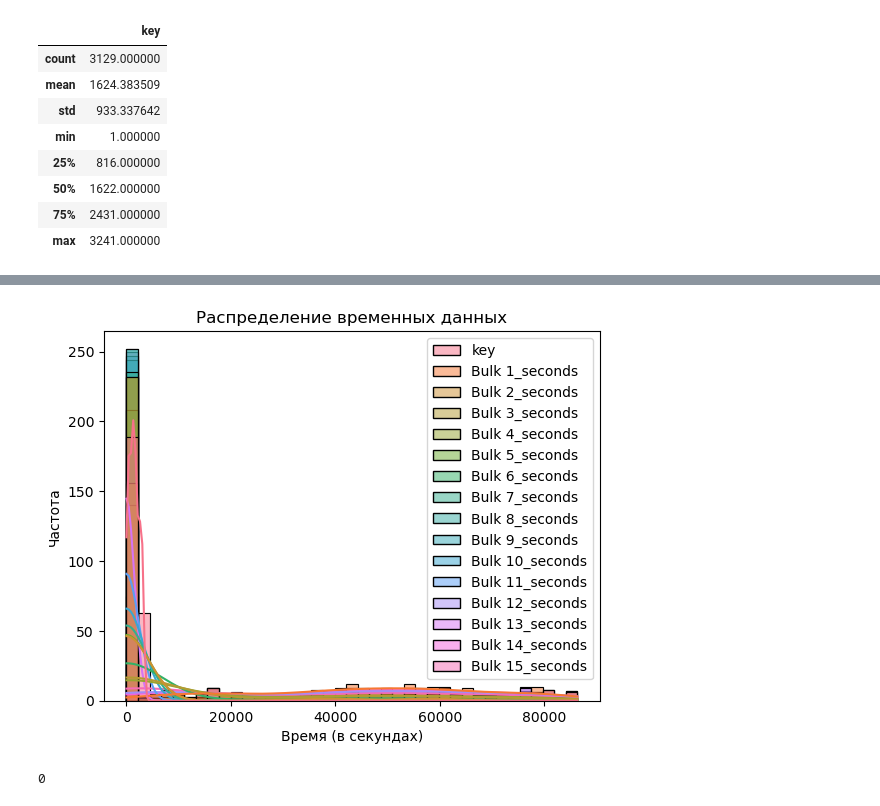
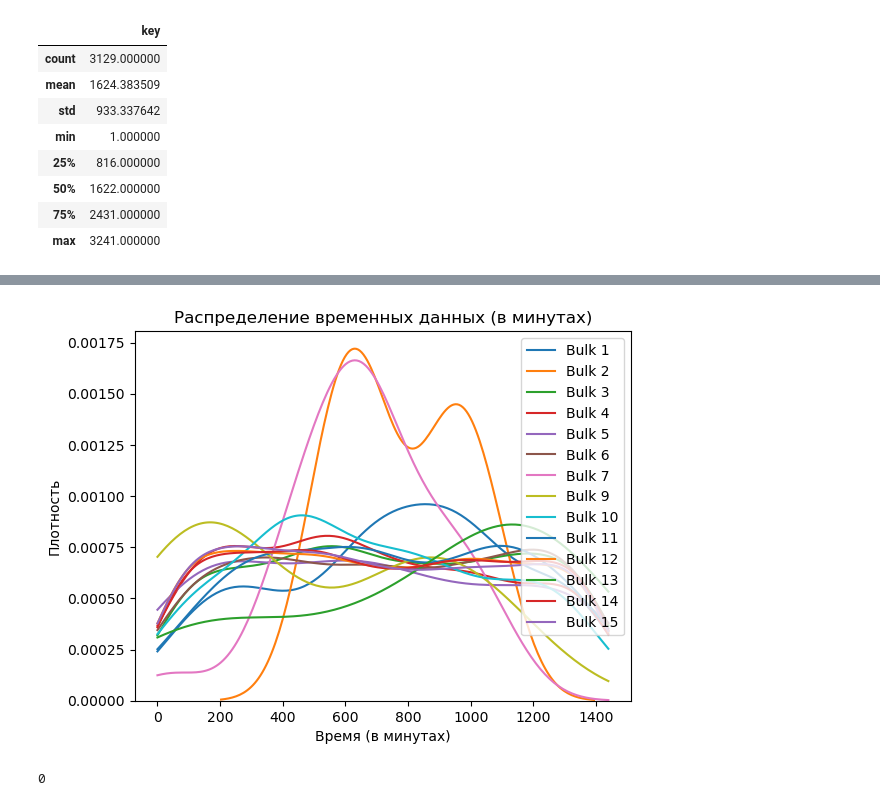
Before and after one commit to VSXV/Data-Science-Projects, a Jupyter notebook: 19. production costs/production costs.ipynb, the cells around one changed output, grey strips where cells are left out. Cells and saved outputs as stored; diff of their text form; code cells hidden in the pictures.

```diff
--- a/19. production costs/production costs.ipynb
+++ b/19. production costs/production costs.ipynb
@@ -367,4 +368,3 @@ data_bulk_time.sample(5)
 # %%
-data_bulk_time = data_bulk_time.fillna('00:00:00')
-for i in range(1,16):
-    data_bulk_time[f"Bulk {i}"] = pd.to_datetime(data_bulk_time[f"Bulk {i}"], format='%H:%M:%S').dt.time
+for i in range(1, 16):
+    data_bulk_time[f"Bulk {i}"] = pd.to_datetime(data_bulk_time[f"Bulk {i}"], format='%H:%M:%S').dt.hour * 60 + pd.to_datetime(data_bulk_time[f"Bulk {i}"], format='%H:%M:%S').dt.minute
@@ -391,21 +371,11 @@ memory usage: 391.2+ KB
-# %%
-for i in range(1, 16):
-    data_bulk_time[f"Bulk {i}"] = data_bulk_time[f"Bulk {i}"].fillna('00:00:00')
-    data_bulk_time[f"Bulk {i}"] = pd.to_datetime(data_bulk_time[f"Bulk {i}"], format='%H:%M:%S')
-
-# Преобразуем время в количество секунд
-for i in range(1, 16):
-    data_bulk_time[f"Bulk {i}_seconds"] = data_bulk_time[f"Bulk {i}"].dt.hour * 3600 + data_bulk_time[f"Bulk {i}"].dt.minute * 60 + data_bulk_time[f"Bulk {i}"].dt.second
-
-# Построение графика распределения
-sns.histplot(data_bulk_time[data_bulk_time['Bulk 1_seconds'] > 0], kde=True)
-
-# Настройки графика
-plt.title('Распределение временных данных')
-plt.xlabel('Время (в секундах)')
-plt.ylabel('Частота')
-
-# Отображение графика
-plt.show()
-# %% [output]
-[figure, removed]
+# %%
+for i in range(1, 16):
+    sns.kdeplot(data_bulk_time[data_bulk_time[f'Bulk {i}'] > 0][f'Bulk {i}'], label=f'Bulk {i}', clip=(1, 1439))
+
+plt.title('Распределение временных данных (в минутах)')
+plt.xlabel('Время (в минутах)')
+plt.ylabel('Плотность')
+plt.legend()
+plt.show();
+# %% [output]
+[figure, added]
```
Also changed, not shown: parts of 44 cells of this notebook.
